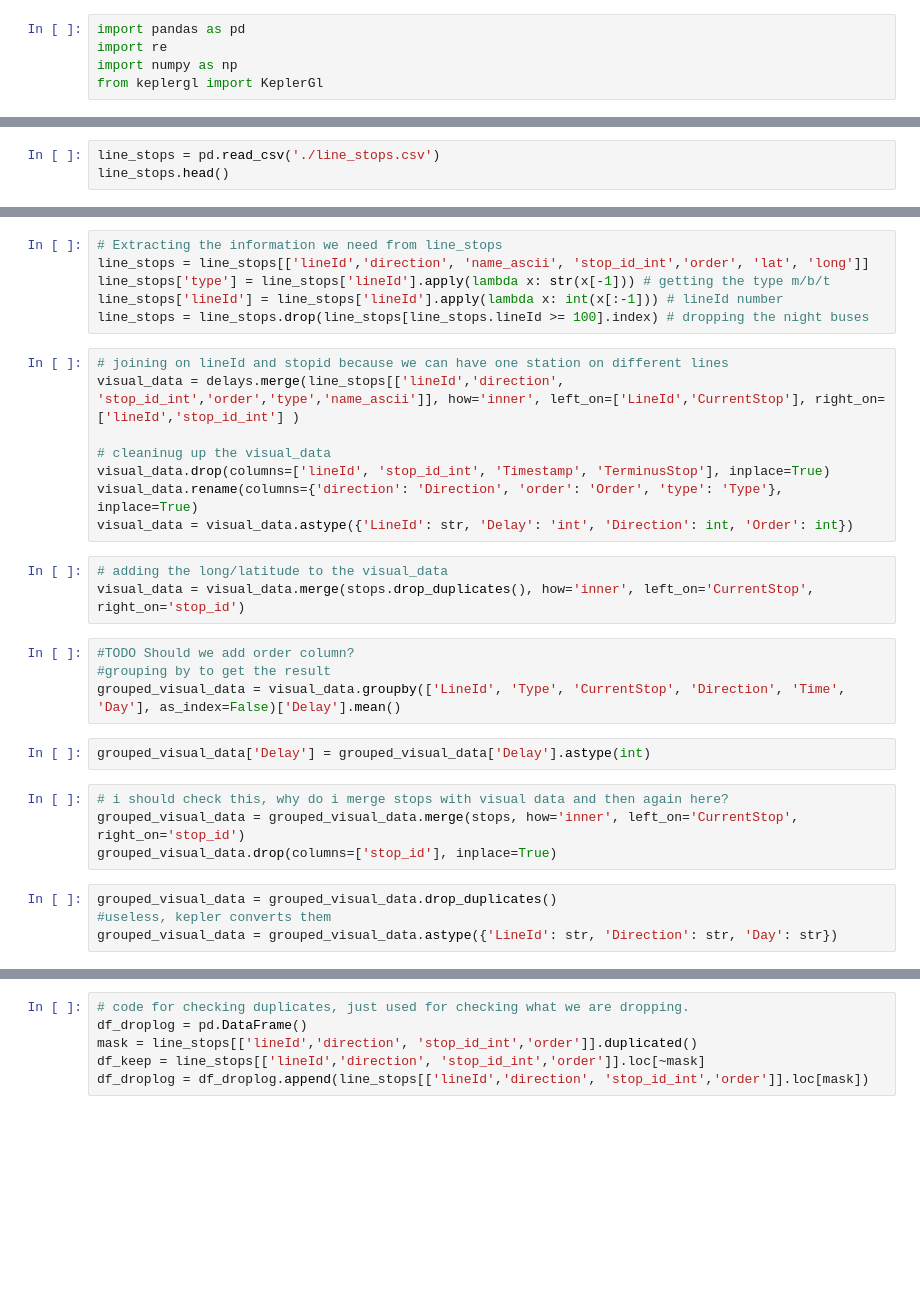
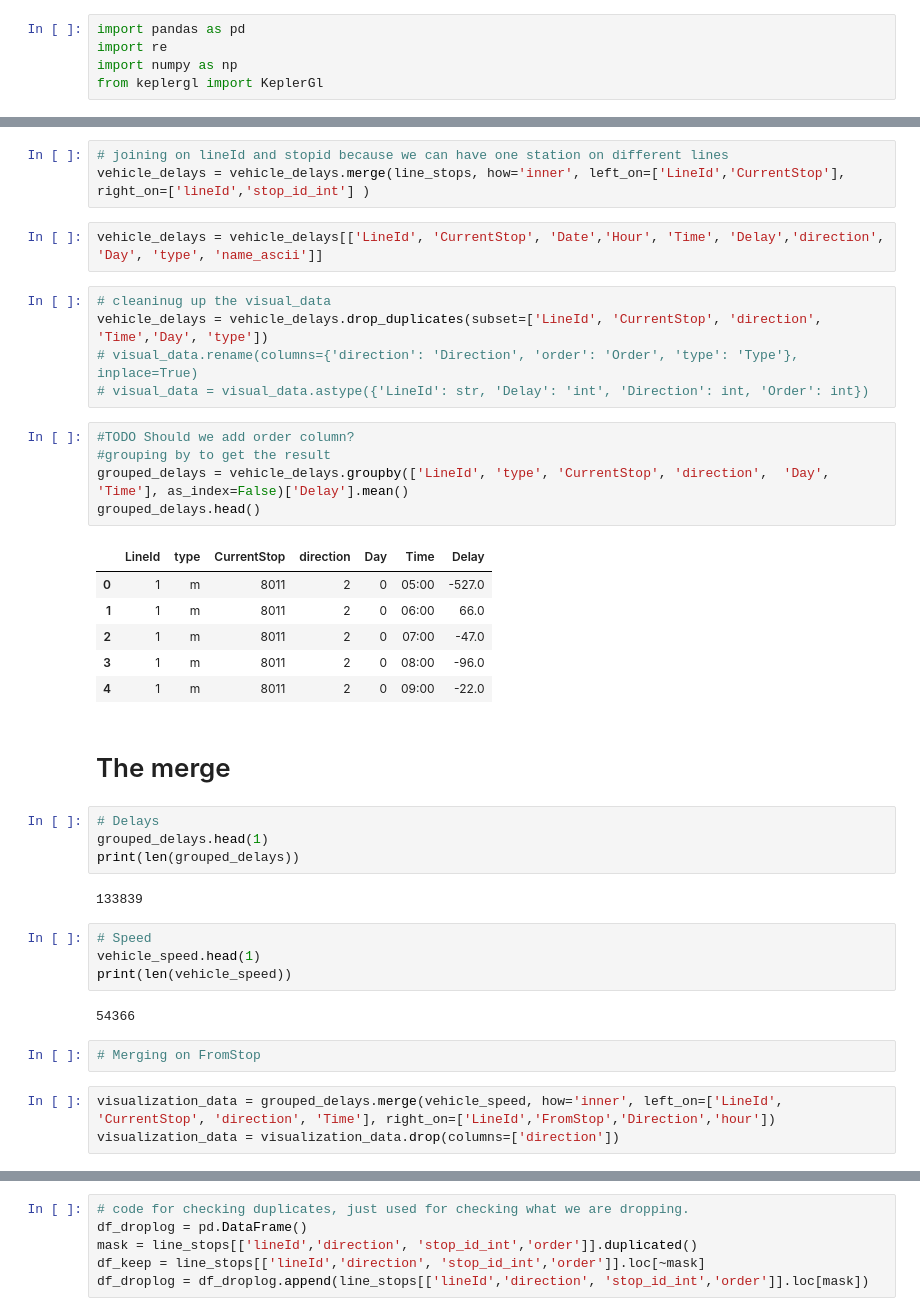
Before and after one commit to abroniewski/STIB-Hach-My-Ride, a Jupyter notebook: notebooks/assignment-2-visualization.ipynb, the cells around one changed output, grey strips where cells are left out. Drawn from its saved outputs; the diff is of its cells as text; blank space fills up the shorter version.

```diff
--- a/notebooks/assignment-2-visualization.ipynb
+++ b/notebooks/assignment-2-visualization.ipynb
@@ -37,3 +75,0 @@ delays['Time'] = delays['Hour'].apply(lambda x: str(x.split(':')[0]+':00:00'))
-# %%
-line_stops = pd.read_csv('./line_stops.csv')
-line_stops.head()
@@ -47,31 +76,41 @@ line_stops.head()
-# %%
-# Extracting the information we need from line_stops
-line_stops = line_stops[['lineId','direction', 'name_ascii', 'stop_id_int','order', 'lat', 'long']]
-line_stops['type'] = line_stops['lineId'].apply(lambda x: str(x[-1])) # getting the type m/b/t
-line_stops['lineId'] = line_stops['lineId'].apply(lambda x: int(x[:-1])) # lineId number
-line_stops = line_stops.drop(line_stops[line_stops.lineId >= 100].index) # dropping the night buses
 # %%
 # joining on lineId and stopid because we can have one station on different lines
-visual_data = delays.merge(line_stops[['lineId','direction', 'stop_id_int','order','type','name_ascii']], how='inner', left_on=['LineId','CurrentStop'], right_on=['lineId','stop_id_int'] )
-
-# cleaninug up the visual_data
-visual_data.drop(columns=['lineId', 'stop_id_int', 'Timestamp', 'TerminusStop'], inplace=True)
-visual_data.rename(columns={'direction': 'Direction', 'order': 'Order', 'type': 'Type'}, inplace=True)
-visual_data = visual_data.astype({'LineId': str, 'Delay': 'int', 'Direction': int, 'Order': int})
+vehicle_delays = vehicle_delays.merge(line_stops, how='inner', left_on=['LineId','CurrentStop'], right_on=['lineId','stop_id_int'] )
-# %%
-# adding the long/latitude to the visual_data
-visual_data = visual_data.merge(stops.drop_duplicates(), how='inner', left_on='CurrentStop', right_on='stop_id')
+# %%
+vehicle_delays = vehicle_delays[['LineId', 'CurrentStop', 'Date','Hour', 'Time', 'Delay','direction', 'Day', 'type', 'name_ascii']]
+# %%
+# cleaninug up the visual_data
+vehicle_delays = vehicle_delays.drop_duplicates(subset=['LineId', 'CurrentStop', 'direction', 'Time','Day', 'type'])
+# visual_data.rename(columns={'direction': 'Direction', 'order': 'Order', 'type': 'Type'}, inplace=True)
+# visual_data = visual_data.astype({'LineId': str, 'Delay': 'int', 'Direction': int, 'Order': int})
 # %%
 #TODO Should we add order column?
 #grouping by to get the result
-grouped_visual_data = visual_data.groupby(['LineId', 'Type', 'CurrentStop', 'Direction', 'Time', 'Day'], as_index=False)['Delay'].mean()
+grouped_delays = vehicle_delays.groupby(['LineId', 'type', 'CurrentStop', 'direction',  'Day', 'Time'], as_index=False)['Delay'].mean()
+grouped_delays.head()
+# %% [output]
+|  | LineId | type | CurrentStop | direction | Day | Time | Delay |
+| 0 | 1 | m | 8011 | 2 | 0 | 05:00 | -527.0 |
+| 1 | 1 | m | 8011 | 2 | 0 | 06:00 | 66.0 |
+| 2 | 1 | m | 8011 | 2 | 0 | 07:00 | -47.0 |
+| 3 | 1 | m | 8011 | 2 | 0 | 08:00 | -96.0 |
+| 4 | 1 | m | 8011 | 2 | 0 | 09:00 | -22.0 |
-# %%
-grouped_visual_data['Delay'] = grouped_visual_data['Delay'].astype(int)
-# %%
-# i should check this, why do i merge stops with visual data and then again here?
-grouped_visual_data = grouped_visual_data.merge(stops, how='inner', left_on='CurrentStop', right_on='stop_id')
-grouped_visual_data.drop(columns=['stop_id'], inplace=True)
-# %%
-grouped_visual_data = grouped_visual_data.drop_duplicates()
-#useless, kepler converts them
-grouped_visual_data = grouped_visual_data.astype({'LineId': str, 'Direction': str, 'Day': str})
+# %% [markdown]
+# The merge
+# %%
+# Delays
+grouped_delays.head(1)
+print(len(grouped_delays))
+# %% [output]
+133839
+# %%
+# Speed
+vehicle_speed.head(1)
+print(len(vehicle_speed))
+# %% [output]
+54366
+# %%
+# Merging on FromStop
+# %%
+visualization_data = grouped_delays.merge(vehicle_speed, how='inner', left_on=['LineId', 'CurrentStop', 'direction', 'Time'], right_on=['LineId','FromStop','Direction','hour'])
+visualization_data = visualization_data.drop(columns=['direction'])
```
Also changed, not shown: parts of 23 cells of this notebook.
